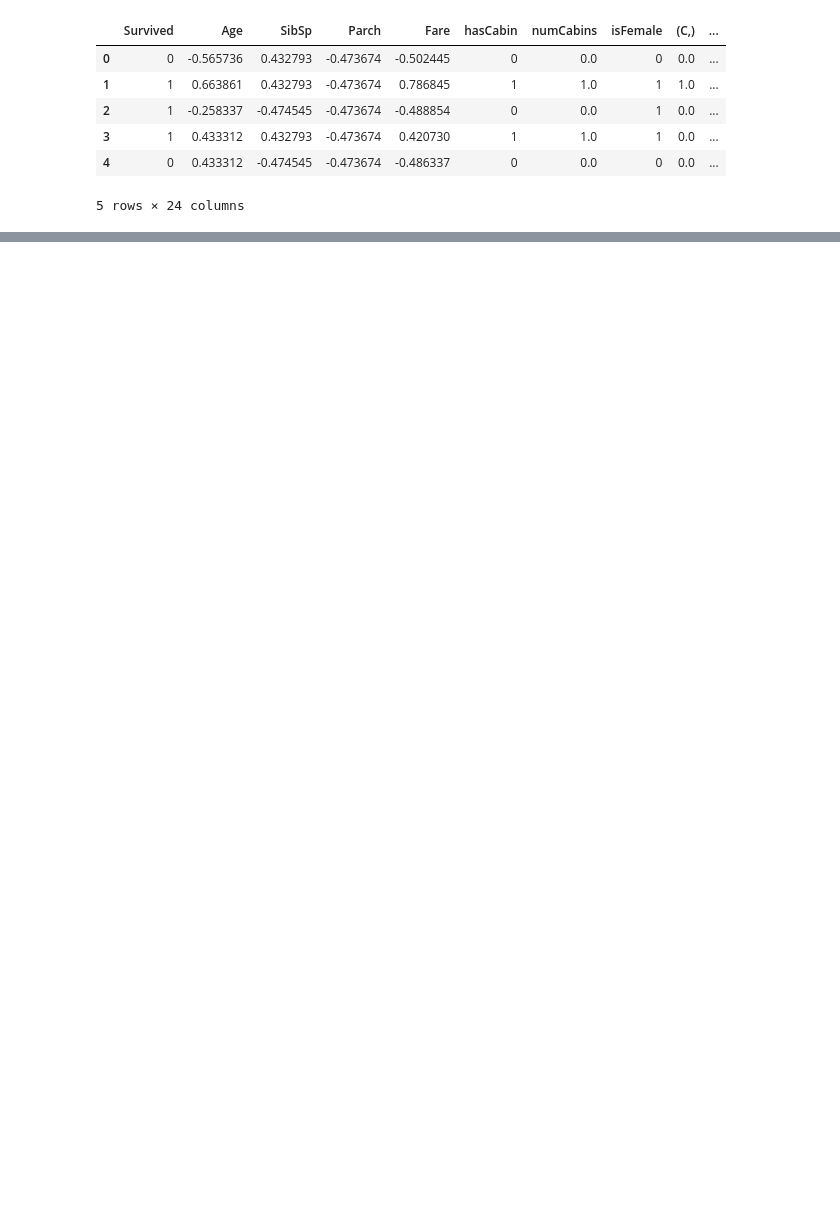
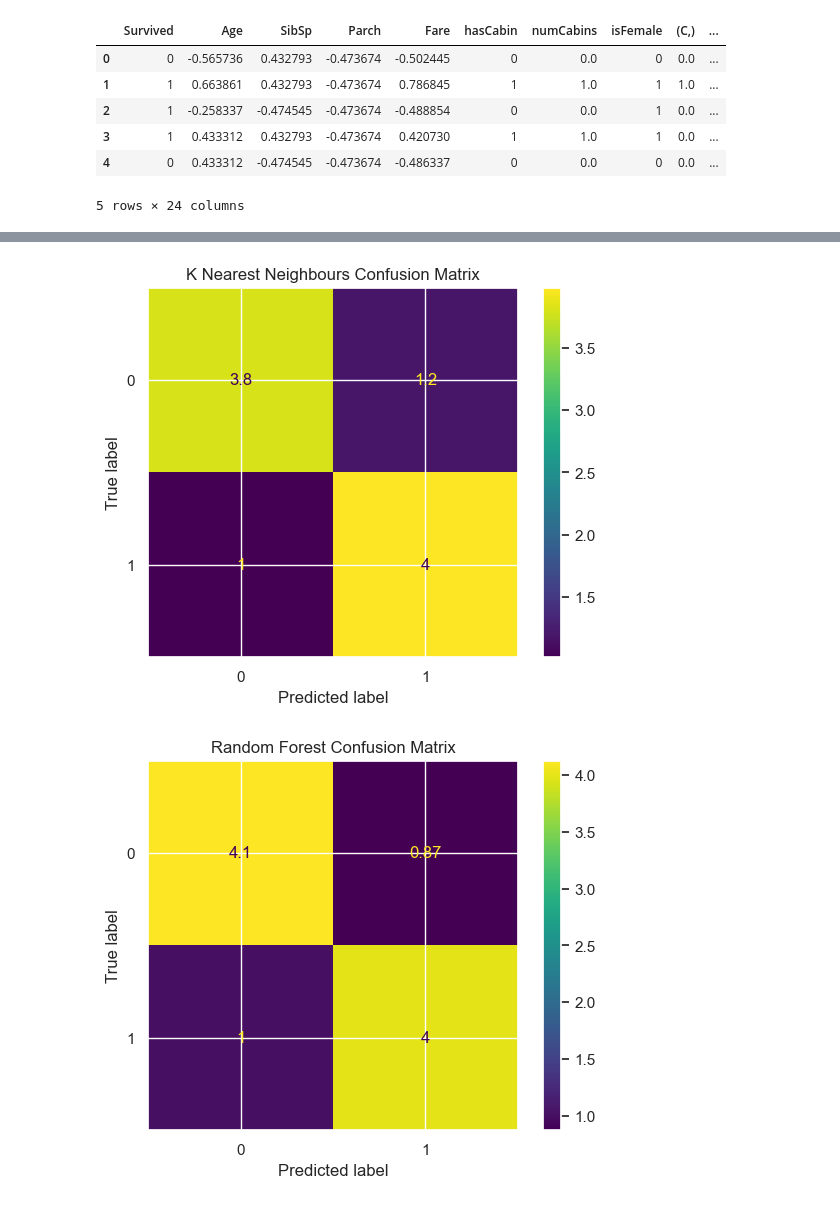
Before and after one commit to mcachosoblechero/Classic-ML-Datasets, a Jupyter notebook: Titanic/exploration/titanic_prediction.ipynb, the cells around one changed output, grey strips where cells are left out. Drawn from its saved outputs; the diff is of its cells as text; code cells hidden in the pictures; blank space fills up the shorter version.

Commit message:
Add modelling

```diff
--- a/Titanic/exploration/titanic_prediction.ipynb
+++ b/Titanic/exploration/titanic_prediction.ipynb
@@ -123,3 +133,3 @@ X.head()
 # %%
 # Perform Train / Test Split
-X_train, X_test, y_train, y_test = train_test_split(X, y, test_size=0.2, random_state=14)
+X_train, X_test, y_train, y_test = train_test_split(X, y, test_size=config['test_size'], random_state=14)
@@ -125,0 +140,15 @@ X_train, X_test, y_train, y_test = train_test_split(X, y, test_size=0.2, random_
+# %%
+DM_model = DummyClassifier(strategy='most_frequent')
+KNN_model = KNeighborsClassifier(n_neighbors=5)
+RF_model = RandomForestClassifier(n_estimators=1000, max_depth=10, random_state=14)
+XGB_model = XGBClassifier(n_estimators=1000, max_depth=10, random_state=14, use_label_encoder=False)
+# %%
+# Establish the baseline performance with the Dummy Classifier
+Null_model = cross_validate(DM_model, X_train, y_train, cv=5, scoring=["accuracy", "roc_auc", "recall"])
+Null_accuracy = sum(Null_model['test_accuracy'])/len(Null_model['test_accuracy'])
+Null_recall = sum(Null_model['test_recall'])/len(Null_model['test_recall'])
+Null_AUC = sum(Null_model['test_roc_auc'])/len(Null_model['test_roc_auc'])
+
+print(f"Null Accuracy -> {Null_accuracy}")
+print(f"Null Recall   -> {Null_recall}")
+print(f"Null AUC      -> {Null_AUC}")
@@ -125,0 +218,61 @@ X_train, X_test, y_train, y_test = train_test_split(X, y, test_size=0.2, random_
+# %%
+# Analyse the results
+# Accuracy
+knn_accuracy_av = sum(knn_accuracy)/len(knn_accuracy)
+rf_accuracy_av = sum(rf_accuracy)/len(rf_accuracy)
+xg_accuracy_av = sum(xg_accuracy)/len(xg_accuracy)
+# Recall
+knn_recall_av = sum(knn_recall)/len(knn_recall)
+rf_recall_av = sum(rf_recall)/len(rf_recall)
+xg_recall_av = sum(xg_recall)/len(xg_recall)
+# AUC
+knn_auc_av = sum(knn_auc)/len(knn_auc)
+rf_auc_av = sum(rf_auc)/len(rf_auc)
+xg_auc_av = sum(xg_auc)/len(xg_auc)
+
+# Display results
+# Confusion Matrix
+disp = ConfusionMatrixDisplay(knn_conf_matrix)
+disp.plot()
+plt.title("K Nearest Neighbours Confusion Matrix")
+plt.show()
+
+disp = ConfusionMatrixDisplay(rf_conf_matrix)
+disp.plot()
+plt.title("Random Forest Confusion Matrix")
+plt.show()
+
+disp = ConfusionMatrixDisplay(xg_conf_matrix)
+disp.plot()
+plt.title("XGBoost Confusion Matrix")
+plt.show()
+
+print("--------------")
+print("Accuracy Results")
+print("--------------")
+print("Null Hypothesis -> " + str(Null_accuracy))
+print("KNN           -> " + str(knn_accuracy_av))
+print("Random Forest -> " + str(rf_accuracy_av))
+print("XGBoost       -> " + str(xg_accuracy_av))
+print("--------------")
+print("")
+print("--------------")
+print("Recall Results")
+print("--------------")
+print("Null Hypothesis -> " + str(Null_recall))
+print("KNN           -> " + str(knn_recall_av))
+print("Random Forest -> " + str(rf_recall_av))
+print("XGBoost       -> " + str(xg_recall_av))
+print("--------------")
+print("")
+print("--------------")
+print("AUC Results")
+print("--------------")
+print("Null Hypothesis -> " + str(Null_AUC))
+print("KNN           -> " + str(knn_auc_av))
+print("Random Forest -> " + str(rf_auc_av))
+print("XGBoost       -> " + str(xg_auc_av))
+print("--------------")
+# %% [output]
+[figure, added]
+[figure, added]
```
Also changed, not shown: parts of 10 cells of this notebook.
